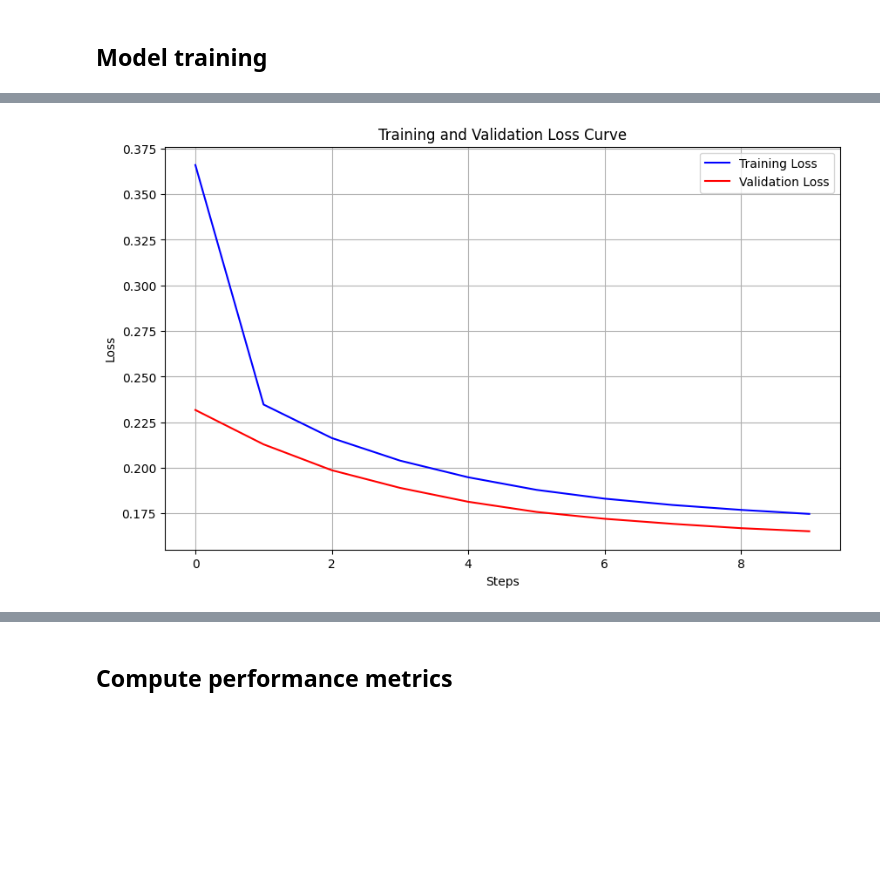
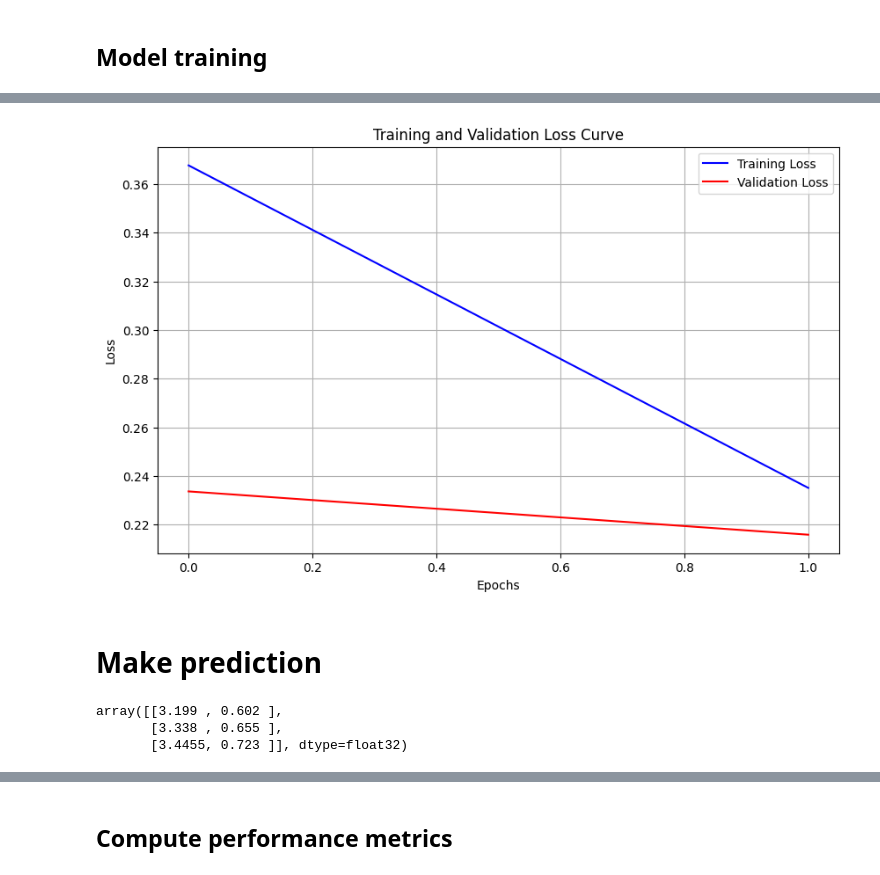
Before and after one commit to liuzhimei/M2_coursework, a Jupyter notebook: lora.ipynb, the cells around one changed output, grey strips where cells are left out. Drawn from its saved outputs; the diff is of its cells as text; code cells hidden in the pictures; blank space fills up the shorter version.

```diff
--- a/lora.ipynb
+++ b/lora.ipynb
@@ -75,7 +75,7 @@ for layer in model.model.layers:
 # ^These are the parts that will actually be trained!
 
 # Process the data into sequences of text
-train_texts, val_texts = preprocess_all_time_series(trajectories)
+train_texts, val_texts, test_texts = preprocess_all_time_series(trajectories)
 
 # ^Each of these is a `list[str]` representing contiguous parts of the time series,
 #  in text form (using the LLMTIME scheme).
@@ -118,18 +118,16 @@ train_losses = []
 val_losses = []
 
 model.train()
-max_steps = 10000
+epochs = 2
+max_steps = 1000
 steps = 0
 
-# Validation interval (after how many steps we run validation)
-val_interval = 50  # e.g., validate every 500 steps
-
 # Training loop
-while steps < max_steps:
+for epoch in range(epochs):
     total_train_loss = 0
     num_batches_train = 0
 
-    progress_bar_train = tqdm(train_loader, desc=f"Steps {steps}")
+    progress_bar_train = tqdm(train_loader, desc="Training")
     for (batch,) in progress_bar_train:
         torch.cuda.empty_cache()
 
@@ -147,9 +145,9 @@ while steps < max_steps:
         # # After every batch or a set number of steps, append the training loss
         # train_losses.append(total_train_loss / num_batches_train)
 
-        # progress_bar_train.set_postfix(loss=loss.item())
-        if steps > max_steps:
-            break
+        # # progress_bar_train.set_postfix(loss=loss.item())
+        # if steps > max_steps:
+        #     break
 
     train_losses.append(total_train_loss / len(train_loader.dataset))
 
@@ -177,9 +175,9 @@ while steps < max_steps:
 
 # Plotting the loss curves after training is done
 plt.figure(figsize=(10, 6))
-plt.plot(range(10), train_losses, label="Training Loss", color='blue')
-plt.plot(range(10), val_losses, label="Validation Loss", color='red')
-plt.xlabel('Steps')
+plt.plot(range(epochs), train_losses, label="Training Loss", color='blue')
+plt.plot(range(epochs), val_losses, label="Validation Loss", color='red')
+plt.xlabel('Epochs')
 plt.ylabel('Loss')
 plt.title('Training and Validation Loss Curve')
 plt.legend()
@@ -199 +189,37 @@ Step 10000 | Train Loss: 0.1748 | Val Loss: 0.1653
-[figure, old version]
+[figure, new version]
+# %% [markdown]
+# Make prediction
+# %%
+def decode_time_series(generated_text, alpha=0.5, max_time_steps=20):
+    """
+    Decodes a generated time-series string of texts back into numerical data.
+
+    Args:
+        generated_text (str): Preprocessed string in LLMTIME format. e.g. ;6.398,1.204;6.676,1.310;6.891,1.446
+        alpha (float): Scaling factor used during preprocessing (default is 0.5).
+        max_time_steps (int): Maximum number of time steps to decode (default is 20).
+
+    Returns:
+        np.ndarray: Decoded time-series data of shape (T, 2).
+    """
+    # Remove leading semicolon if it exists
+    generated_text = generated_text.lstrip(";")
+
+    # Split the string into time steps and filter out any empty strings
+    time_steps = [step for step in generated_text.split(";") if step]
+
+    # Convert each pair of values back to float and reverse scaling
+    data = []
+    for i, step in enumerate(time_steps):
+        if i >= max_time_steps:  # Stop after decoding max_time_steps
+            break
+        prey, predator = map(float, step.split(","))
+        data.append([prey * alpha, predator * alpha])
+
+    return np.array(data, dtype=np.float32)
+
+decode_time_series(';6.398,1.204;6.676,1.310;6.891,1.446') # check the function
+# %% [output]
+array([[3.199 , 0.602 ],
+       [3.338 , 0.655 ],
+       [3.4455, 0.723 ]], dtype=float32)
```
Also changed, not shown: parts of 6 cells of this notebook.
